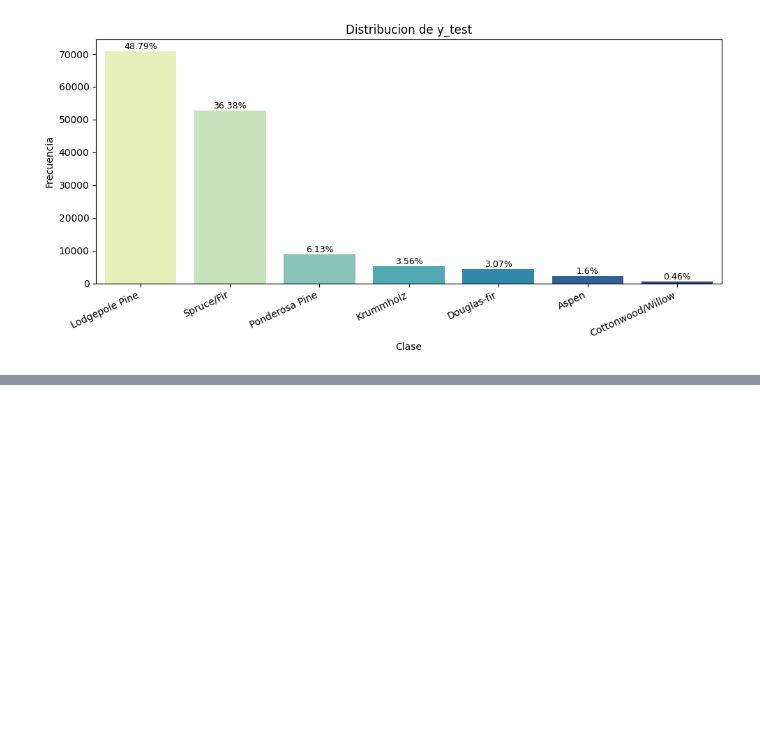
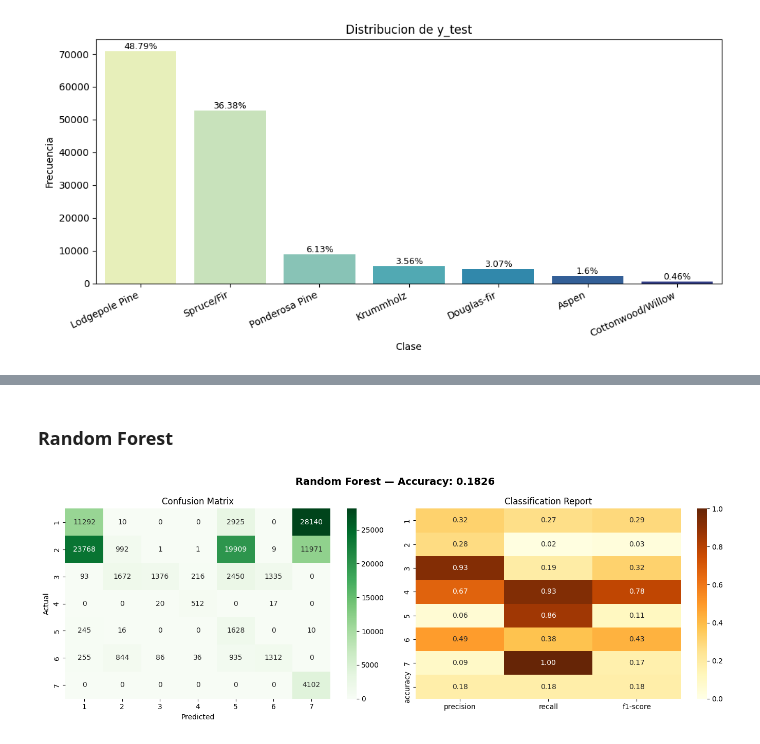
Before and after one commit to ineguiluz1/Forest-Covertype-Prediction-AML, a Jupyter notebook: notebooks/06_model_testing.ipynb, the cells around one changed output, grey strips where cells are left out. Saved outputs shown, nothing was run; the diff lists cells and outputs as text; code cells hidden in the pictures; blank space fills up the shorter version.

```diff
--- a/notebooks/06_model_testing.ipynb
+++ b/notebooks/06_model_testing.ipynb
@@ -668,0 +700,12 @@ Passing `palette` without assigning `hue` is deprecated and will be removed in v
+# %%
+covertype_class = {
+        1: 'Spruce/Fir', 2: 'Lodgepole Pine',
+        3: 'Ponderosa Pine', 4: 'Cottonwood/Willow',
+        5: 'Aspen', 6: 'Douglas-fir', 7:'Krummholz'
+}
+
+X_test = test_df.drop('Cover_Type', axis=1)
+y_test = test_df['Cover_Type']
+
+mapped_y = y_test.map(covertype_class)
+print(mapped_y.value_counts())
@@ -668,0 +722,31 @@ Passing `palette` without assigning `hue` is deprecated and will be removed in v
+# %% [markdown]
+### Random Forest
+# %%
+rf_clf = joblib.load('../models/RandomForest_NearMiss_equal_model.pkl')
+y_pred = rf_clf.predict(X_test)
+
+fig, axes = plt.subplots(1, 2, figsize=(14, 5))
+fig.suptitle(f'Random Forest — Accuracy: {accuracy_score(y_test, y_pred):.4f}', fontsize=14, fontweight='bold')
+
+# Confusion Matrix
+cm = confusion_matrix(y_test, y_pred)
+sns.heatmap(cm, annot=True, fmt='d', cmap='Greens',
+            xticklabels=rf_clf.classes_,
+            yticklabels=rf_clf.classes_,
+            ax=axes[0])
+axes[0].set_title('Confusion Matrix')
+axes[0].set_xlabel('Predicted')
+axes[0].set_ylabel('Actual')
+
+# Classification Report
+import pandas as pd
+report = classification_report(y_test, y_pred, target_names=[str(c) for c in rf_clf.classes_], output_dict=True)
+report_df = pd.DataFrame(report).T.drop(columns='support').iloc[:-2]
+sns.heatmap(report_df, annot=True, fmt='.2f', cmap='YlOrBr',
+            vmin=0, vmax=1, ax=axes[1])
+axes[1].set_title('Classification Report')
+
+plt.tight_layout()
+plt.show()
+# %% [output]
+[figure, added]
```
Also changed, not shown: parts of 34 cells of this notebook, 31 other files.
